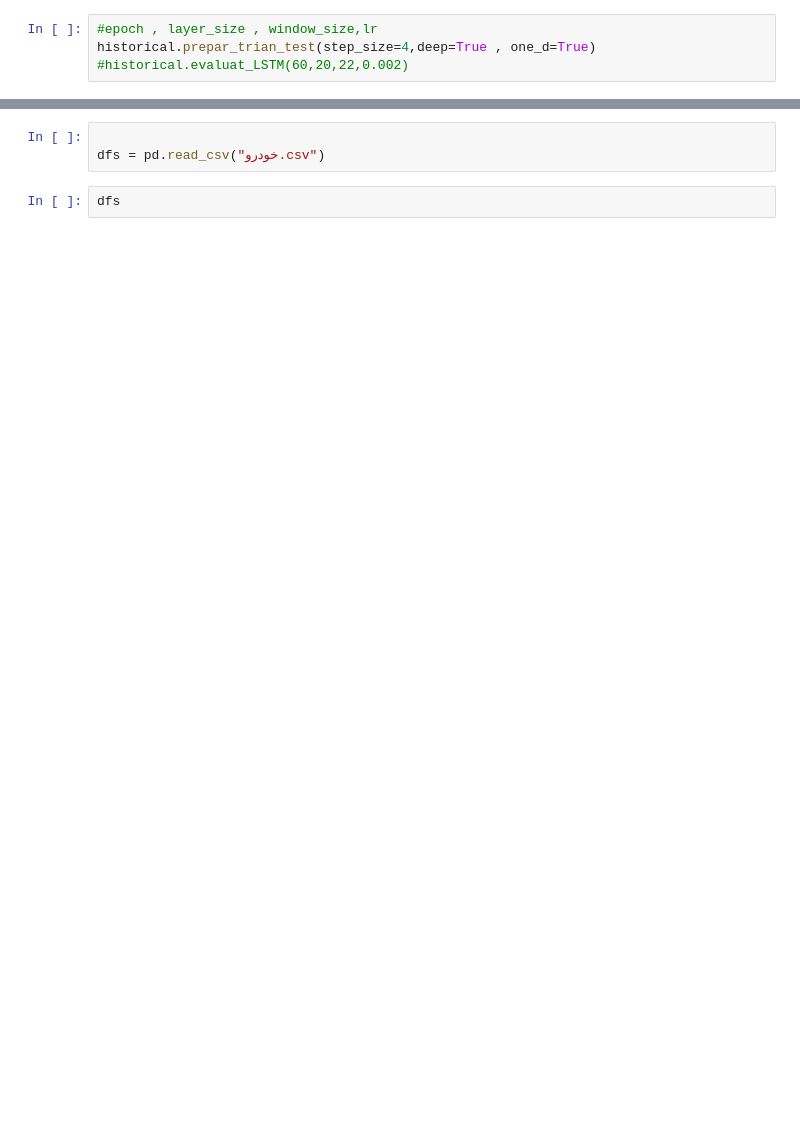
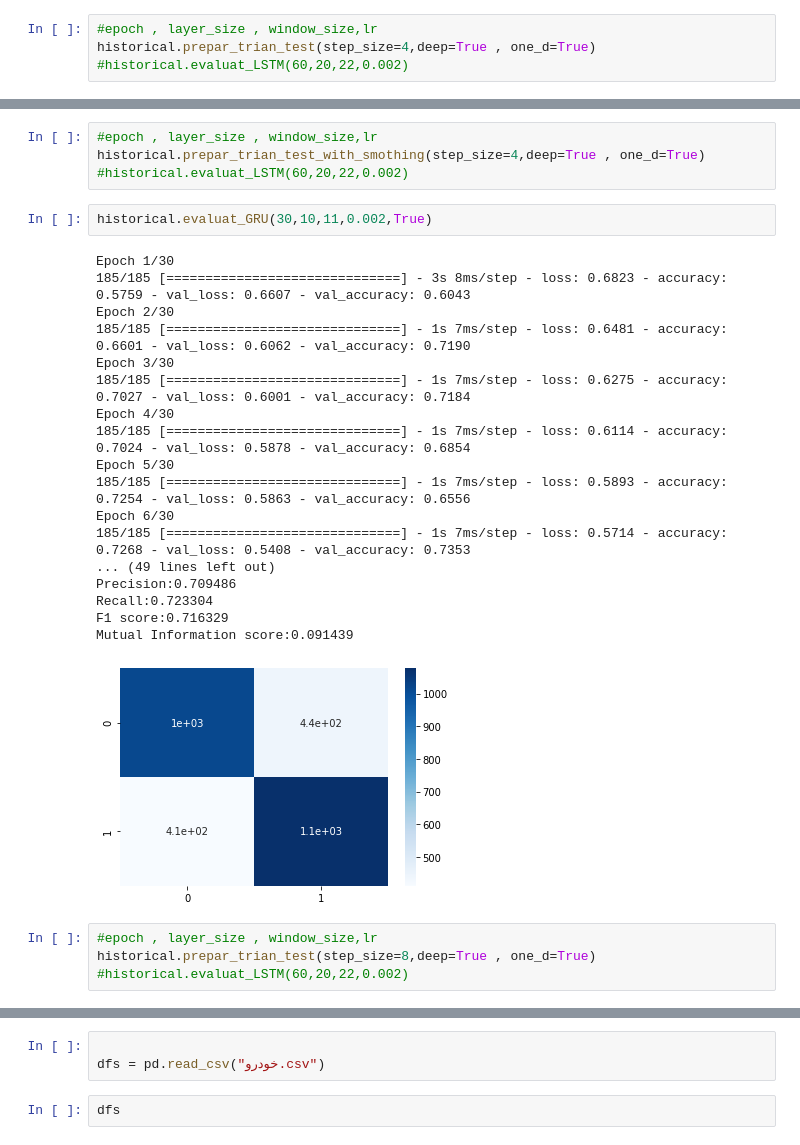
Before and after one commit to fshnkarimi/Labeling, a Jupyter notebook: Time_Series_Labelling.ipynb, the cells around one changed output, grey strips where cells are left out. Cells and saved outputs as stored; diff of their text form; blank space fills up the shorter version.

Commit message:
fft_end&mutual_information

```diff
--- a/Time_Series_Labelling.ipynb
+++ b/Time_Series_Labelling.ipynb
@@ -937 +1047,30 @@ F1 score:0.767500
 [figure]
+# %%
+#epoch , layer_size , window_size,lr
+historical.prepar_trian_test_with_smothing(step_size=4,deep=True , one_d=True)
+#historical.evaluat_LSTM(60,20,22,0.002)
+# %%
+historical.evaluat_GRU(30,10,11,0.002,True)
+# %% [output]
+Epoch 1/30
+185/185 [==============================] - 3s 8ms/step - loss: 0.6823 - accuracy: 0.5759 - val_loss: 0.6607 - val_accuracy: 0.6043
+Epoch 2/30
+185/185 [==============================] - 1s 7ms/step - loss: 0.6481 - accuracy: 0.6601 - val_loss: 0.6062 - val_accuracy: 0.7190
+Epoch 3/30
+185/185 [==============================] - 1s 7ms/step - loss: 0.6275 - accuracy: 0.7027 - val_loss: 0.6001 - val_accuracy: 0.7184
+Epoch 4/30
+185/185 [==============================] - 1s 7ms/step - loss: 0.6114 - accuracy: 0.7024 - val_loss: 0.5878 - val_accuracy: 0.6854
+Epoch 5/30
+185/185 [==============================] - 1s 7ms/step - loss: 0.5893 - accuracy: 0.7254 - val_loss: 0.5863 - val_accuracy: 0.6556
+Epoch 6/30
+185/185 [==============================] - 1s 7ms/step - loss: 0.5714 - accuracy: 0.7268 - val_loss: 0.5408 - val_accuracy: 0.7353
+... (49 lines left out)
+Precision:0.709486
+Recall:0.723304
+F1 score:0.716329
+Mutual Information score:0.091439
+[figure, added]
+# %%
+#epoch , layer_size , window_size,lr
+historical.prepar_trian_test(step_size=8,deep=True , one_d=True)
+#historical.evaluat_LSTM(60,20,22,0.002)
```
Also changed, not shown: parts of 53 cells of this notebook.
